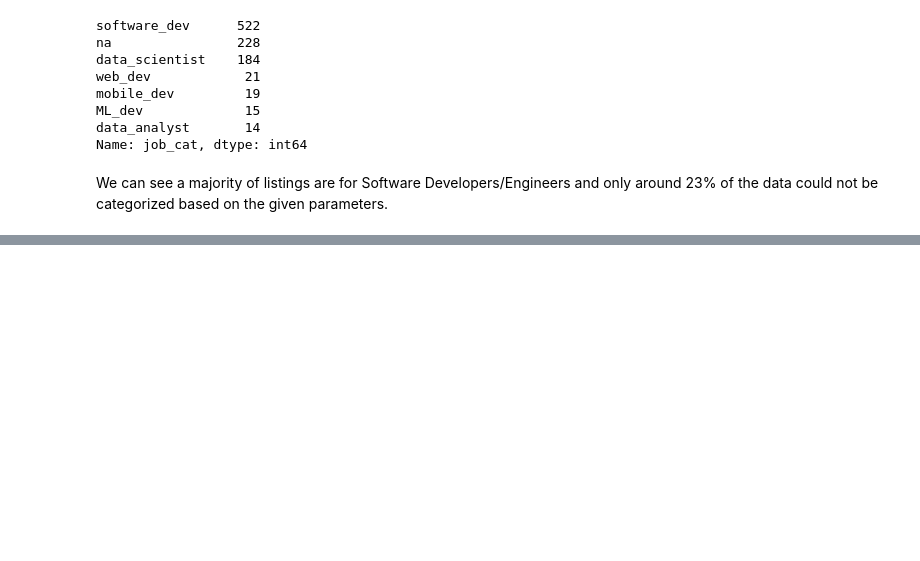
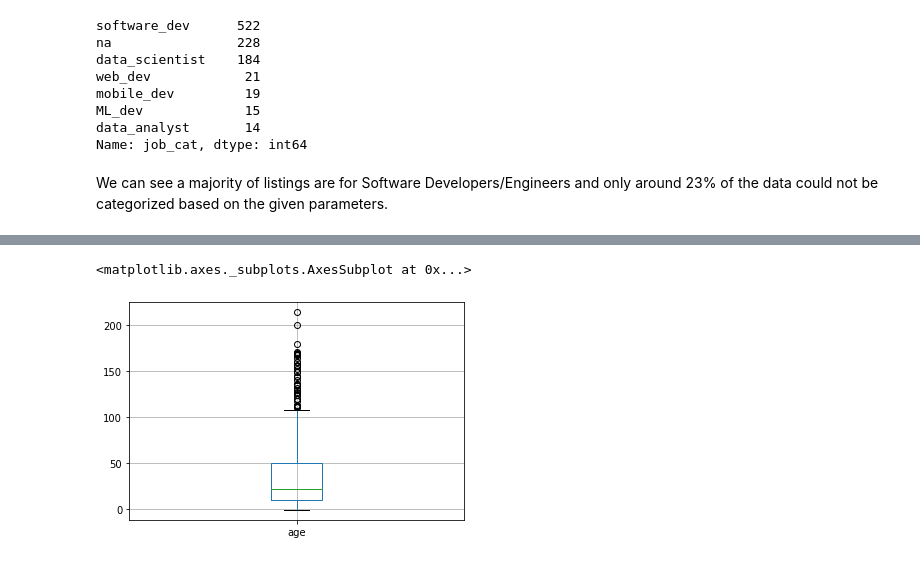
Before and after one commit to pphillips1002/Salary-Prediction-Project, a Jupyter notebook: Salary Prediction EDA.ipynb, the cells around one changed output, grey strips where cells are left out. Drawn from its saved outputs; the diff is of its cells as text; code cells hidden in the pictures; blank space fills up the shorter version.

```diff
--- a/Salary Prediction EDA.ipynb
+++ b/Salary Prediction EDA.ipynb
@@ -126,0 +172,5 @@ We can see a majority of listings are for Software Developers/Engineers and only
+# %%
+df.boxplot(column = 'age')
+# %% [output]
+<matplotlib.axes._subplots.AxesSubplot at 0x...>
+[figure, added]
```
Also changed, not shown: parts of 9 cells of this notebook.
